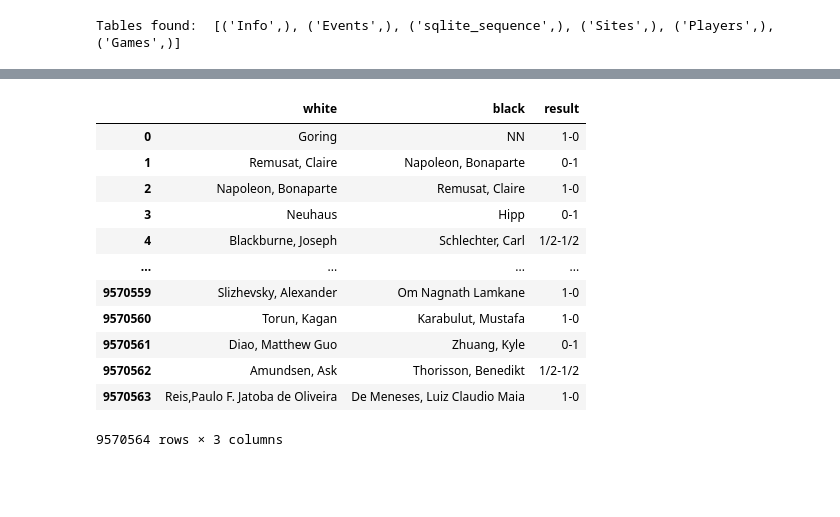
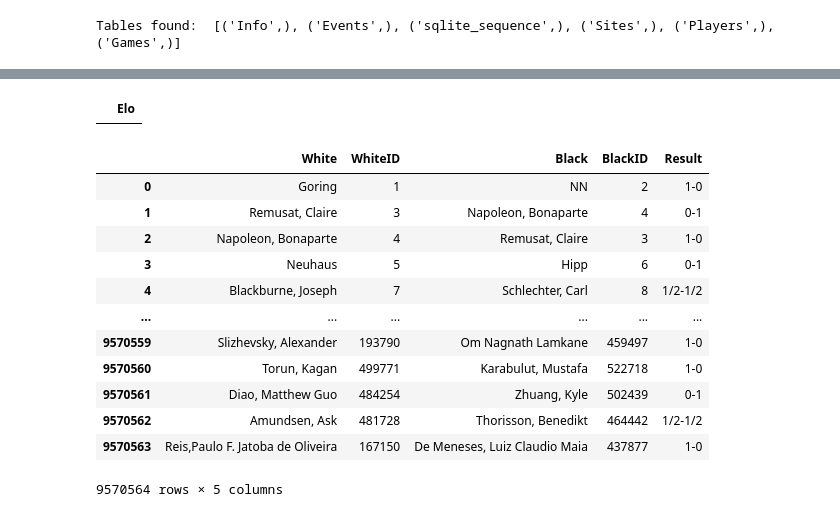
Before and after one commit to andrew-belz/Math525-Final-Project, a Jupyter notebook: wrangling.ipynb, the cells around one changed output, grey strips where cells are left out. Saved outputs shown, nothing was run; the diff lists cells and outputs as text; code cells hidden in the pictures; blank space fills up the shorter version.

Commit message:
did the data wrangling for the project

```diff
--- a/wrangling.ipynb
+++ b/wrangling.ipynb
@@ -30,32 +46,46 @@ Index: []
+# %%
+conn = sqlite3.connect(r'data\LumbrasGigaBase2025-06.db3')
+info = pd.read_sql_query('SELECT Elo from Players WHERE Elo IS NOT NULL LIMIT 10;', conn)
+
+conn.close()
+info
+# %% [output]
+|  | Elo |
 # %%
 conn = sqlite3.connect(r'data\LumbrasGigaBase2025-06.db3')
 
 query = r"""
-SELECT p1.Name AS white, p2.Name AS black, g.Result as result
-FROM Games as g
-JOIN Players as p1
-ON p1.ID = g.WhiteID
-JOIN Players as p2
-ON p2.ID = g.BlackID;
+SELECT
+    p1.Name AS White, p1.ID AS WhiteID,
+    p2.Name AS Black, p2.ID AS BlackID,
+    g.Result AS Result
+
+FROM
+    Games g
+JOIN
+    Players p1 ON p1.ID = g.WhiteID
+
+JOIN
+    Players p2 ON p2.ID = g.BlackID;
 """
 
 df = pd.read_sql_query(query, conn)
 
 conn.close()
 
 df
 # %% [output]
-|  | white | black | result |
-| 0 | Goring | NN | 1-0 |
-| 1 | Remusat, Claire | Napoleon, Bonaparte | 0-1 |
-| 2 | Napoleon, Bonaparte | Remusat, Claire | 1-0 |
-| 3 | Neuhaus | Hipp | 0-1 |
-| 4 | Blackburne, Joseph | Schlechter, Carl | 1/2-1/2 |
-| ... | ... | ... | ... |
-| 9570559 | Slizhevsky, Alexander | Om Nagnath Lamkane | 1-0 |
-| 9570560 | Torun, Kagan | Karabulut, Mustafa | 1-0 |
-| 9570561 | Diao, Matthew Guo | Zhuang, Kyle | 0-1 |
-| 9570562 | Amundsen, Ask | Thorisson, Benedikt | 1/2-1/2 |
-| 9570563 | Reis,Paulo F. Jatoba de Oliveira | De Meneses, Luiz Claudio Maia | 1-0 |
+|  | White | WhiteID | Black | BlackID | Result |
+| 0 | Goring | 1 | NN | 2 | 1-0 |
+| 1 | Remusat, Claire | 3 | Napoleon, Bonaparte | 4 | 0-1 |
+| 2 | Napoleon, Bonaparte | 4 | Remusat, Claire | 3 | 1-0 |
+| 3 | Neuhaus | 5 | Hipp | 6 | 0-1 |
+| 4 | Blackburne, Joseph | 7 | Schlechter, Carl | 8 | 1/2-1/2 |
+| ... | ... | ... | ... | ... | ... |
+| 9570559 | Slizhevsky, Alexander | 193790 | Om Nagnath Lamkane | 459497 | 1-0 |
+| 9570560 | Torun, Kagan | 499771 | Karabulut, Mustafa | 522718 | 1-0 |
+| 9570561 | Diao, Matthew Guo | 484254 | Zhuang, Kyle | 502439 | 0-1 |
+| 9570562 | Amundsen, Ask | 481728 | Thorisson, Benedikt | 464442 | 1/2-1/2 |
+| 9570563 | Reis,Paulo F. Jatoba de Oliveira | 167150 | De Meneses, Luiz Claudio Maia | 437877 | 1-0 |
-9570564 rows × 3 columns
+9570564 rows × 5 columns
 # %%
```
Also changed, not shown: parts of 25 cells of this notebook.
